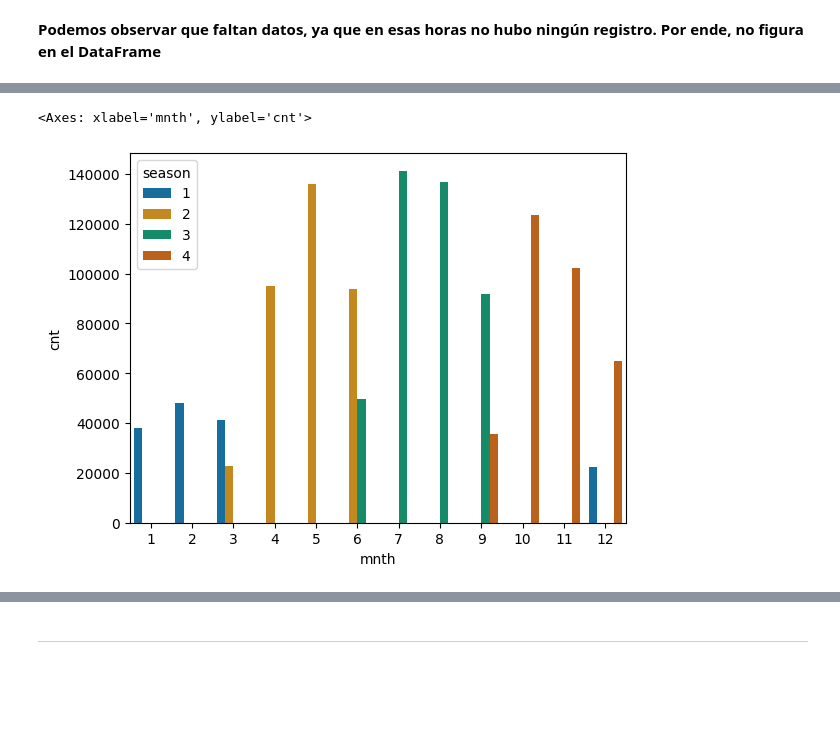
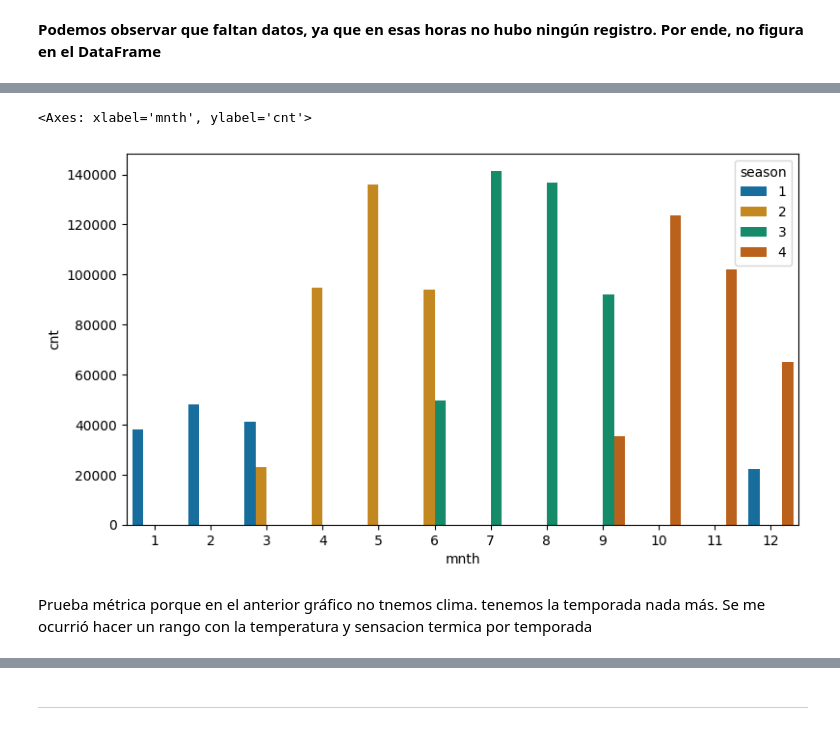
Before and after one commit to solfontan/Capital_Bikeshare_EDA, a Jupyter notebook: Datos_analisis.ipynb, the cells around one changed output, grey strips where cells are left out. Cells and saved outputs as stored; diff of their text form; code cells hidden in the pictures; blank space fills up the shorter version.

```diff
--- a/Datos_analisis.ipynb
+++ b/Datos_analisis.ipynb
@@ -208,5 +302,9 @@ df2011.groupby(['season','mnth'])[['cnt']].sum()
 # %%
+plt.figure(figsize=(9,5))
 sns.barplot(data=df2011.groupby(['season','mnth'])[['cnt']].sum(), x='mnth',y='cnt',hue='season', palette='colorblind')
 # %% [output]
 <Axes: xlabel='mnth', ylabel='cnt'>
-[figure, old version]
+[figure, new version]
+# %% [markdown]
+Prueba métrica porque en el anterior gráfico no tnemos clima. tenemos la temporada nada más.
+Se me ocurrió hacer un rango con la temperatura y sensacion termica por temporada
```
Also changed, not shown: parts of 17 cells of this notebook.
